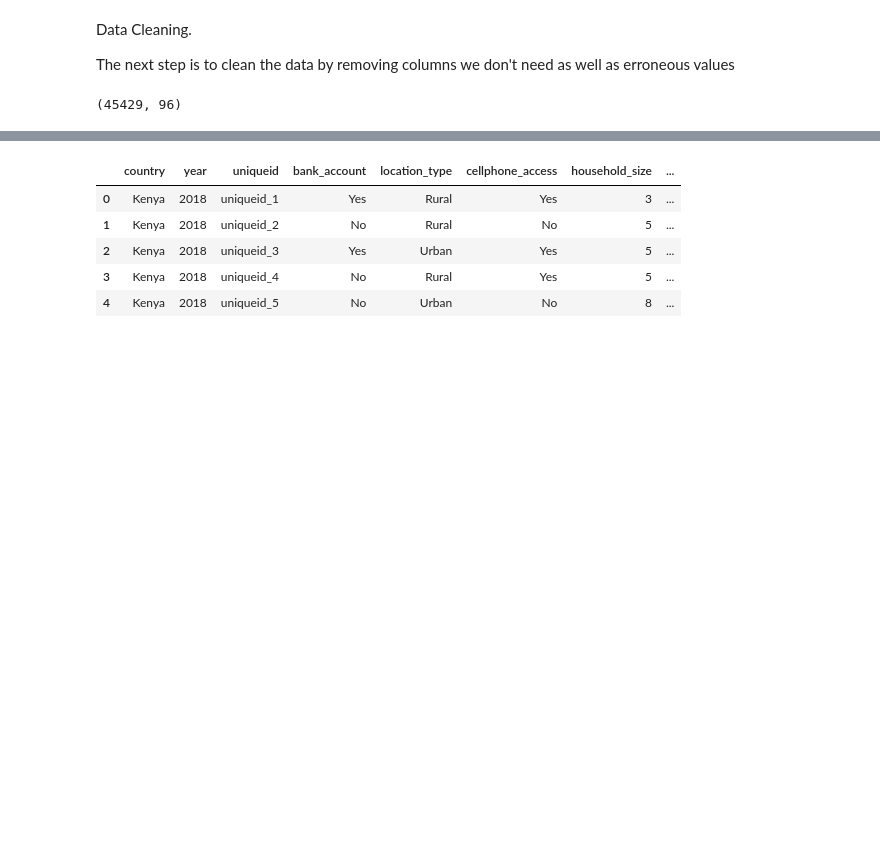
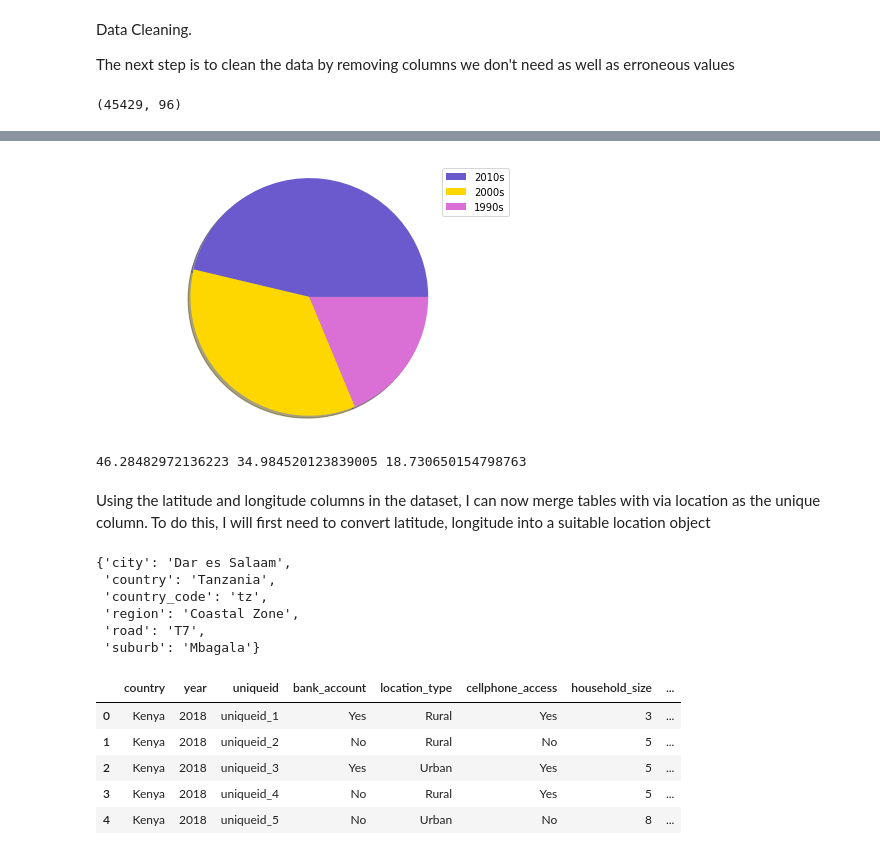
Before and after one commit to masterford/ExploratoryDataAnalysis, a Jupyter notebook: 545_final_project.ipynb, the cells around one changed output, grey strips where cells are left out. Drawn from its saved outputs; the diff is of its cells as text; code cells hidden in the pictures; blank space fills up the shorter version.

```diff
--- a/545_final_project.ipynb
+++ b/545_final_project.ipynb
@@ -78,0 +121,13 @@ tanzania_map_banks_df.head(5)
+# %%
+#Show changes in number of banks over time
+tanzania_map_banks_df.dtypes
+
+#tanzania_map_banks_df.to_sql("tanzania_banks_date", conn, if_exists="replace", index=False)
+last_decade_df = pd.read_sql_query('''SELECT * FROM tanzania_banks WHERE yr_started_reformatted
+         >= "2000-01-01" AND yr_started_reformatted <= "2010-12-31" ''', conn)
+
+current_decade_df = pd.read_sql_query('''SELECT * FROM tanzania_banks WHERE yr_started_reformatted
+         >= "2010-01-01" ''', conn)
+
+ninetys_decade_df = pd.read_sql_query('''SELECT * FROM tanzania_banks WHERE yr_started_reformatted
+                                        <= "2000-01-01" ''', conn)
@@ -78,0 +141,23 @@ tanzania_map_banks_df.head(5)
+# %%
+#plot
+labels = ['2010s', '2000s', '1990s']
+sizes = [shape_current[0], shape_last[0], shape_ninety[0]]
+colors = ['slateblue','gold', 'orchid']
+patches, texts = plt.pie(sizes, colors=colors, shadow=True, startangle=0)
+plt.legend(patches, labels, loc="best")
+plt.axis('equal')
+plt.tight_layout()
+plt.show()
+
+#statistics
+sizes.sort
+total = sum(sizes)
+current = (sizes[0]/total) * 100
+last = (sizes[1]/total) * 100
+ninety = (sizes[2]/total) * 100
+print(current, last, ninety)
+# %% [output]
+[figure, added]
+46.28482972136223 34.984520123839005 18.730650154798763
+# %% [markdown]
+Using the latitude and longitude columns in the dataset, I can now merge tables with via location as the unique column. To do this, I will first need to convert latitude, longitude into a suitable location object
@@ -79,3 +175,13 @@ tanzania_map_banks_df.head(5)
+# %%
+#get_zipcode("40.64749,-73.97237")
+get_address("-6.92247,39.27113")
+# %% [output]
+{'city': 'Dar es Salaam',
+ 'country': 'Tanzania',
+ 'country_code': 'tz',
+ 'region': 'Coastal Zone',
+ 'road': 'T7',
+ 'suburb': 'Mbagala'}
 # %%
 #Modelling Dataframes
 financial_incl_train_df = pd.read_csv(url_list[0])
```
Also changed, not shown: parts of 7 cells of this notebook.
